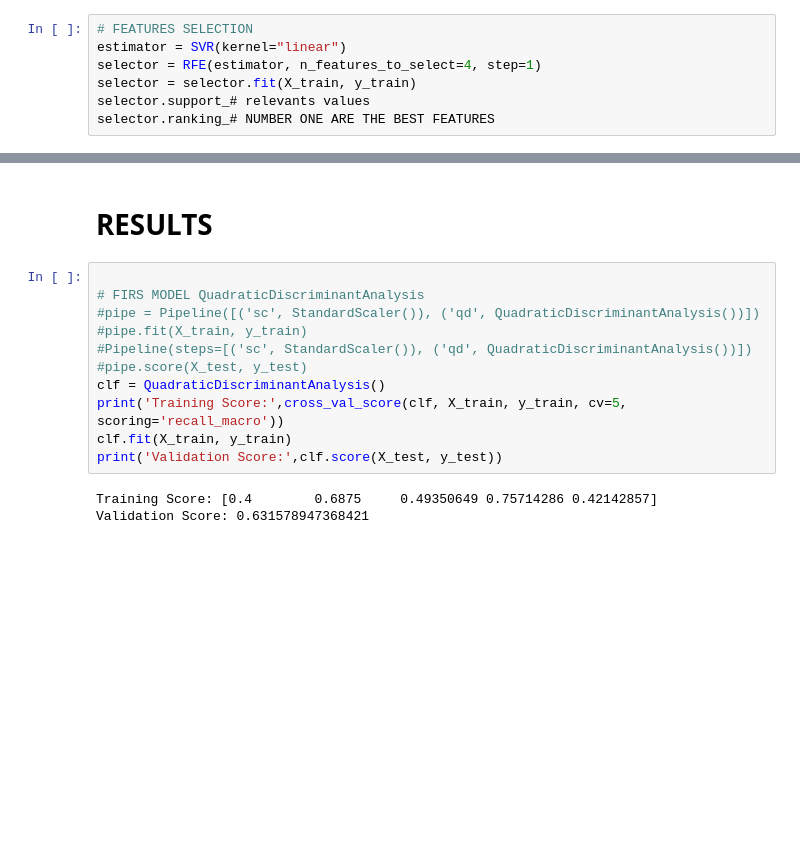
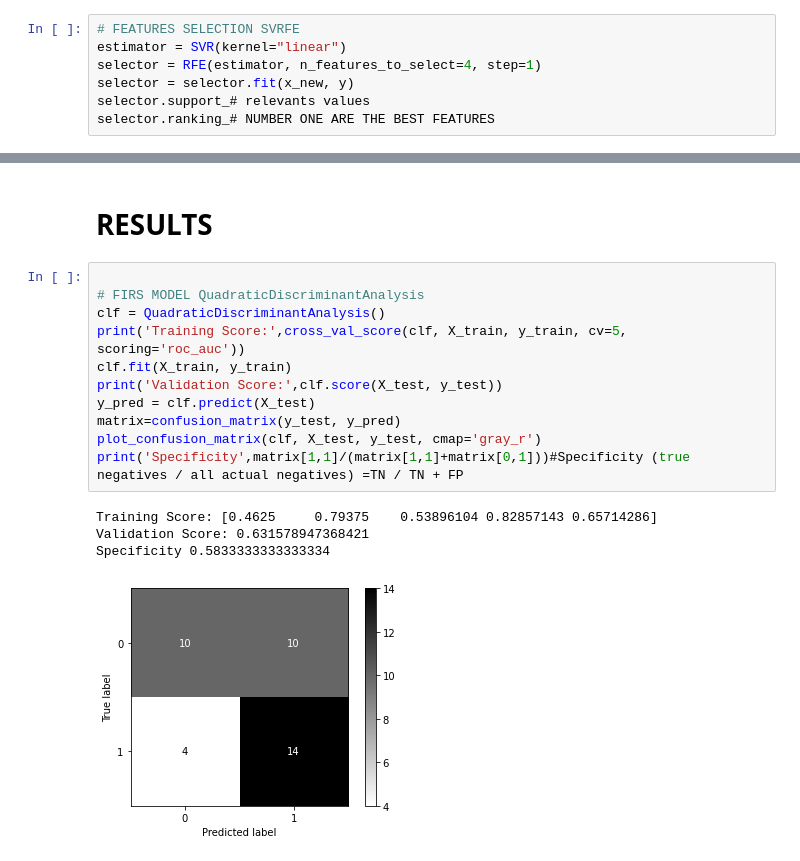
Before and after one commit to angeljcarrillo/LLMCRXDXT9dxq09b, a Jupyter notebook: LR.ipynb, the cells around one changed output, grey strips where cells are left out. Saved outputs shown, nothing was run; the diff lists cells and outputs as text; blank space fills up the shorter version.

```diff
--- a/LR.ipynb
+++ b/LR.ipynb
@@ -104,10 +104,10 @@ models_c
 | CalibratedClassifierCV | 0.45 | 0.46 | 0.46 | 0.41 | 0.03 |
 | DummyClassifier | 0.34 | 0.35 | 0.35 | 0.34 | 0.01 |
 # %%
-# FEATURES SELECTION
+# FEATURES SELECTION SVRFE
 estimator = SVR(kernel="linear")
 selector = RFE(estimator, n_features_to_select=4, step=1)
-selector = selector.fit(X_train, y_train)
+selector = selector.fit(x_new, y)
 selector.support_# relevants values
 selector.ranking_# NUMBER ONE ARE THE BEST FEATURES
 # %% [output]
@@ -127,17 +155,19 @@ X_train, X_test, y_train, y_test = train_test_split(X_best_features, y, test_siz
 # %%
 
 # FIRS MODEL QuadraticDiscriminantAnalysis
-#pipe = Pipeline([('sc', StandardScaler()), ('qd', QuadraticDiscriminantAnalysis())])
-#pipe.fit(X_train, y_train)
-#Pipeline(steps=[('sc', StandardScaler()), ('qd', QuadraticDiscriminantAnalysis())])
-#pipe.score(X_test, y_test)
 clf = QuadraticDiscriminantAnalysis()
-print('Training Score:',cross_val_score(clf, X_train, y_train, cv=5, scoring='recall_macro'))
+print('Training Score:',cross_val_score(clf, X_train, y_train, cv=5, scoring='roc_auc'))
 clf.fit(X_train, y_train)
 print('Validation Score:',clf.score(X_test, y_test))
+y_pred = clf.predict(X_test)
+matrix=confusion_matrix(y_test, y_pred)
+plot_confusion_matrix(clf, X_test, y_test, cmap='gray_r')
+print('Specificity',matrix[1,1]/(matrix[1,1]+matrix[0,1]))#Specificity (true negatives / all actual negatives) =TN / TN + FP
 # %% [output]
-Training Score: [0.4        0.6875     0.49350649 0.75714286 0.42142857]
+Training Score: [0.4625     0.79375    0.53896104 0.82857143 0.65714286]
 Validation Score: 0.631578947368421
+Specificity 0.5833333333333334
+[figure, added]
 # %%
 # SECOND MODEL XGBClassifieR
 clf1 = GradientBoostingClassifier(n_estimators=100, learning_rate=1.0,max_depth=1, random_state=0)
```
Also changed, not shown: parts of 12 cells of this notebook.
